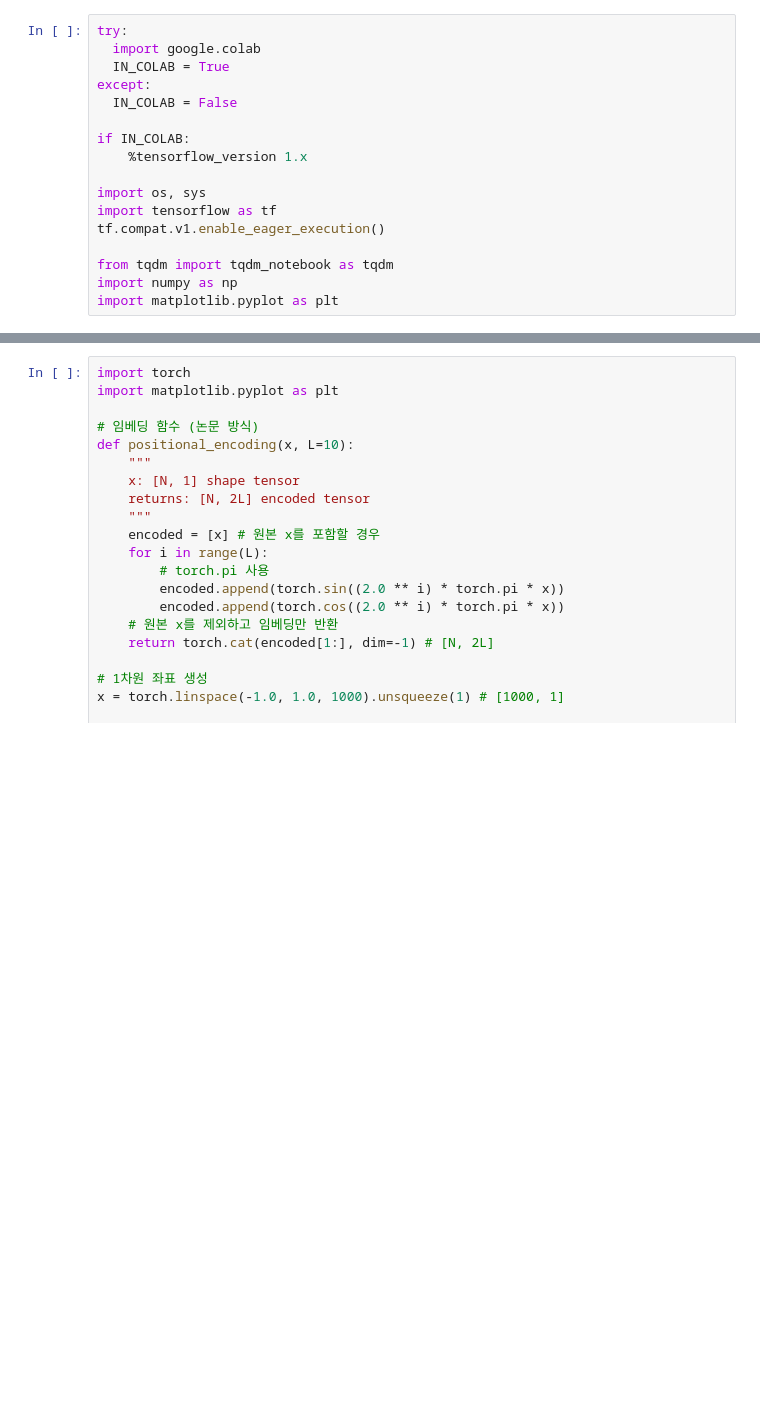
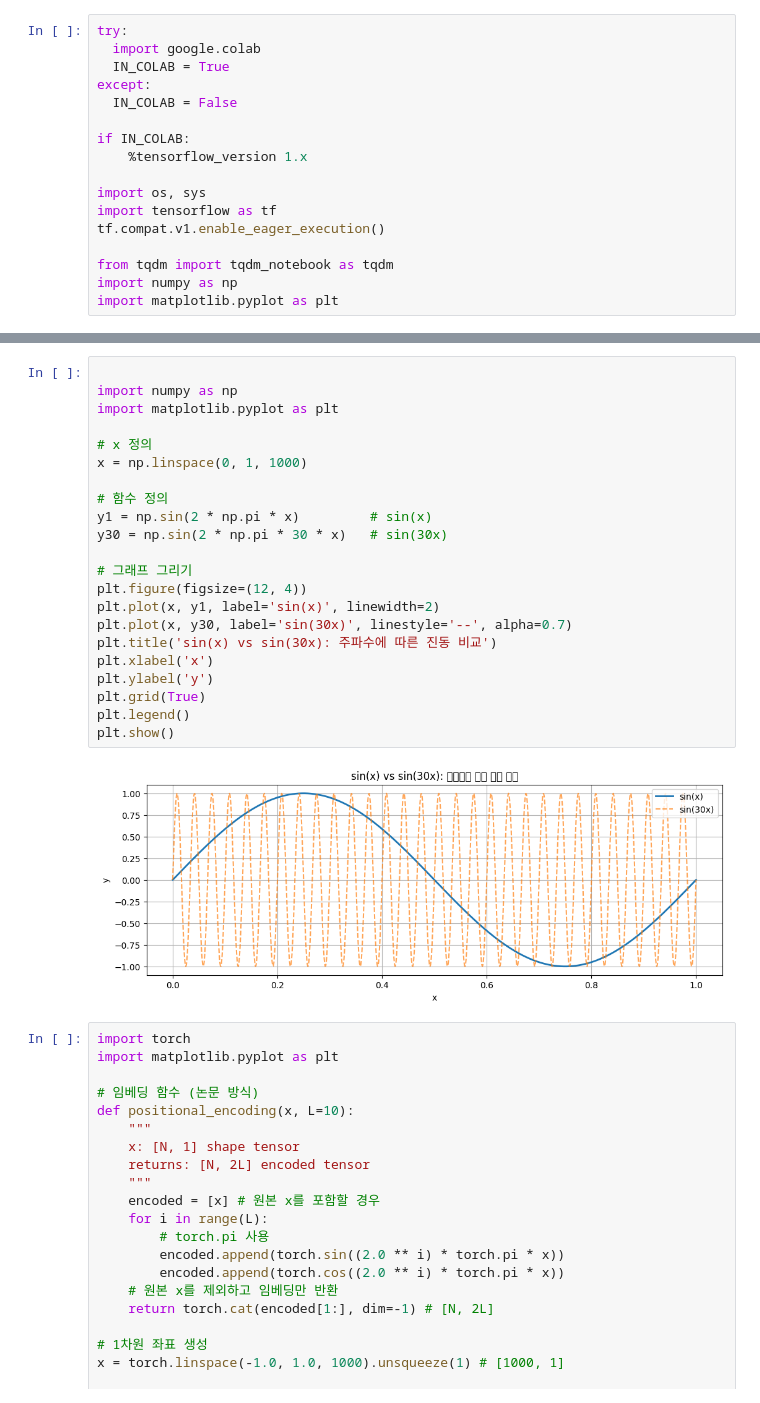
Before and after one commit to Arcewoose/Project_data-vis, a Jupyter notebook: tiny_nerf.ipynb, the cells around one changed output, grey strips where cells are left out. Drawn from its saved outputs; the diff is of its cells as text; blank space fills up the shorter version.

```diff
--- a/tiny_nerf.ipynb
+++ b/tiny_nerf.ipynb
@@ -110,3 +110,27 @@ Step 1500: loss = 0.000496
+# %%
+
+import numpy as np
+import matplotlib.pyplot as plt
+
+# x 정의
+x = np.linspace(0, 1, 1000)
+
+# 함수 정의
+y1 = np.sin(2 * np.pi * x)         # sin(x)
+y30 = np.sin(2 * np.pi * 30 * x)   # sin(30x)
+
+# 그래프 그리기
+plt.figure(figsize=(12, 4))
+plt.plot(x, y1, label='sin(x)', linewidth=2)
+plt.plot(x, y30, label='sin(30x)', linestyle='--', alpha=0.7)
+plt.title('sin(x) vs sin(30x): 주파수에 따른 진동 비교')
+plt.xlabel('x')
+plt.ylabel('y')
+plt.grid(True)
+plt.legend()
+plt.show()
+# %% [output]
+[figure, added]
 # %%
 import torch
 import matplotlib.pyplot as plt
```
Also changed, not shown: parts of 1 cell of this notebook.
